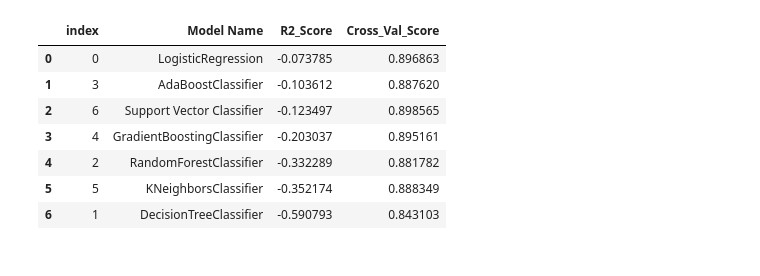
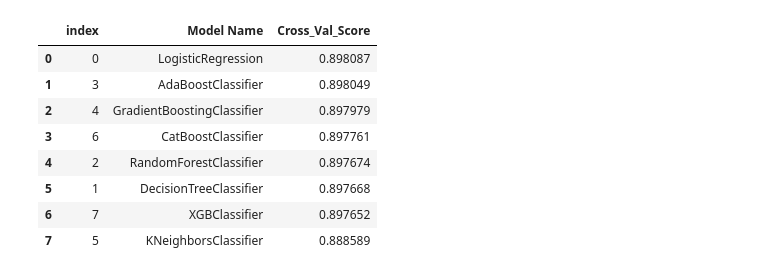
Before and after one commit to ksv-py/heart-disease-prediction, a Jupyter notebook: notebook/model_training.ipynb, the cells around one changed output. Cells and saved outputs as stored; diff of their text form; code cells hidden in the pictures.

```diff
--- a/notebook/model_training.ipynb
+++ b/notebook/model_training.ipynb
@@ -15,7 +15,7 @@ from sklearn.svm import SVC
 from catboost import CatBoostClassifier
 from xgboost import XGBClassifier
 # %%
-df = pd.read_csv('data/heart_disease_health_indicators_BRFSS2015.csv')
+df = pd.read_csv('data/eda_heart_data.csv')
 # %%
 df.head()
 # %% [output]
@@ -29,5 +28,5 @@ df.head()
 # %%
-X = df[df['HighBP','Smoker','Stroke', 'Diabetes', 'GenHlth','Age','DiffWalk']]
+X = df[['HighBP','Smoker','Stroke', 'Diabetes', 'GenHlth','DiffWalk']]
 y = df.HeartDiseaseorAttack
 # %%
 # Standardising the Input Dataset
@@ -67,13 +59,12 @@ models = {
     'AdaBoostClassifier': AdaBoostClassifier(),
     'GradientBoostingClassifier' : GradientBoostingClassifier(),
     'KNeighborsClassifier' : KNeighborsClassifier(),
-    'Support Vector Classifier' : SVC(),
-    # 'CatBoostClassifier' : CatBoostClassifier(task_type='GPU', depth=6),
-    # 'XGBClassifier' : XGBClassifier(tree_method='gpu_hist', max_depth=6, max_bin=256)
+    # 'Support Vector Classifier' : SVC(),
+    'CatBoostClassifier' : CatBoostClassifier(task_type='GPU', devices='0', depth=6),
+    'XGBClassifier' : XGBClassifier(tree_method='gpu_hist', max_depth=6, max_bin=256)
 }
 
 model_list = []
-r2_list = []
 cross_v_score = []
 
 for model,instance in models.items():
@@ -82,25 +73,10 @@ for model,instance in models.items():
     y_train_pred = instance.predict(X_train)
     y_test_pred = instance.predict(X_test)
 
-    model_train_mae, model_train_rmse, model_train_r2 = evaluation_matrix(y_train,y_train_pred)
-    model_test_mae, model_test_rmse, model_test_r2 = evaluation_matrix(y_test,y_test_pred)
 
     model_list.append(model)
-    r2_list.append(model_test_r2)
 
     print(model)
-    print('Model Performance for training set')
-    print("- Root Mean Squared Error: {:.4f}".format(model_train_rmse))
-    print("- Mean Absolute Error: {:.4f}".format(model_train_mae))
-    print("- R2 Square Error: {:.4f}".format(model_train_r2))
-
-    print('-------------------------------------')
-
-    print('Model Performance for test set')
-    print("- Root Mean Squared Error: {:.4f}".format(model_test_rmse))
-    print("- Mean Absolute Error: {:.4f}".format(model_test_mae))
-    print("- R2 Square Error: {:.4f}".format(model_test_r2))
-
     from sklearn.model_selection import cross_val_score
 
     scores = cross_val_score(instance, X_train, y_train, cv=5, scoring='accuracy')
@@ -163,11 +146,12 @@ Model Performance for test set
 # %%
-pd.DataFrame(list(zip(model_list,r2_list,cross_v_score)), columns=['Model Name','R2_Score','Cross_Val_Score']).sort_values(by=['R2_Score'], ascending = False).reset_index()
+pd.DataFrame(list(zip(model_list,cross_v_score)), columns=['Model Name','Cross_Val_Score']).sort_values(by=['Cross_Val_Score'], ascending = False).reset_index()
 # %% [output]
-|  | index | Model Name | R2_Score | Cross_Val_Score |
-| 0 | 0 | LogisticRegression | -0.073785 | 0.896863 |
-| 1 | 3 | AdaBoostClassifier | -0.103612 | 0.887620 |
-| 2 | 6 | Support Vector Classifier | -0.123497 | 0.898565 |
-| 3 | 4 | GradientBoostingClassifier | -0.203037 | 0.895161 |
-| 4 | 2 | RandomForestClassifier | -0.332289 | 0.881782 |
-| 5 | 5 | KNeighborsClassifier | -0.352174 | 0.888349 |
-| 6 | 1 | DecisionTreeClassifier | -0.590793 | 0.843103 |
+|  | index | Model Name | Cross_Val_Score |
+| 0 | 0 | LogisticRegression | 0.898087 |
+| 1 | 3 | AdaBoostClassifier | 0.898049 |
+| 2 | 4 | GradientBoostingClassifier | 0.897979 |
+| 3 | 6 | CatBoostClassifier | 0.897761 |
+| 4 | 2 | RandomForestClassifier | 0.897674 |
+| 5 | 1 | DecisionTreeClassifier | 0.897668 |
+| 6 | 7 | XGBClassifier | 0.897652 |
+| 7 | 5 | KNeighborsClassifier | 0.888589 |
```
Also changed, not shown: parts of 7 cells of this notebook, 17 other files.
